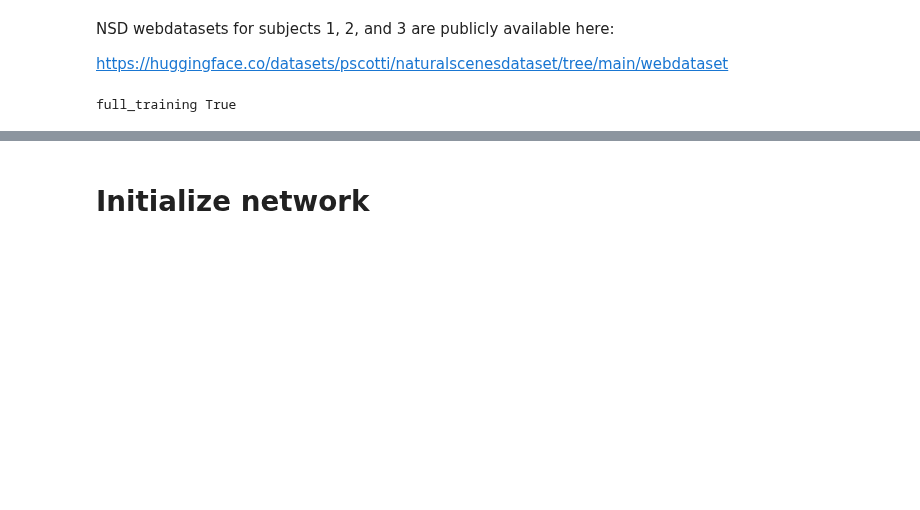
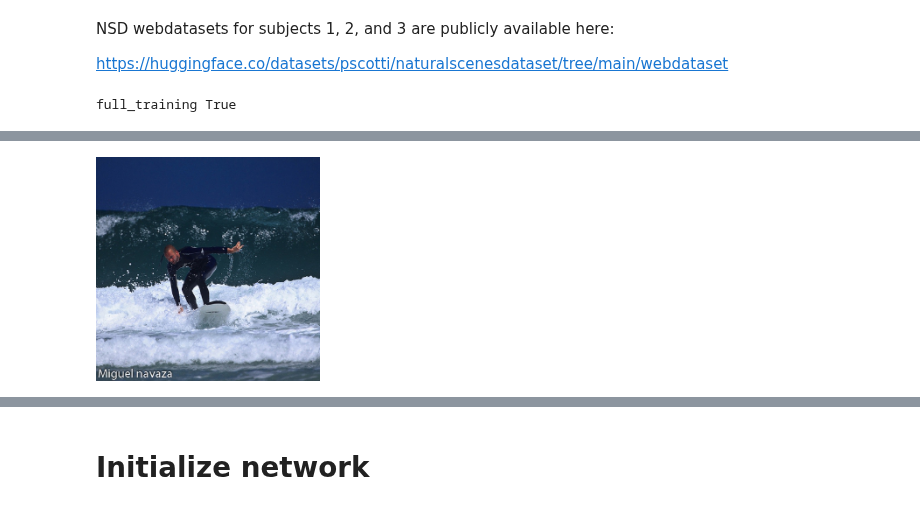
Before and after one commit to MedARC-AI/fMRI-reconstruction-NSD, a Jupyter notebook: fMRI/Voxel_to_CLIPvoxel.ipynb, the cells around one changed output, grey strips where cells are left out. Drawn from its saved outputs; the diff is of its cells as text; code cells hidden in the pictures; blank space fills up the shorter version.

```diff
--- a/fMRI/Voxel_to_CLIPvoxel.ipynb
+++ b/fMRI/Voxel_to_CLIPvoxel.ipynb
@@ -251,0 +397,4 @@ out_dim 768
+# %%
+torch_to_Image(val_emb0[0])
+# %% [output]
+[figure, added]
```
Also changed, not shown: parts of 90 cells of this notebook.
